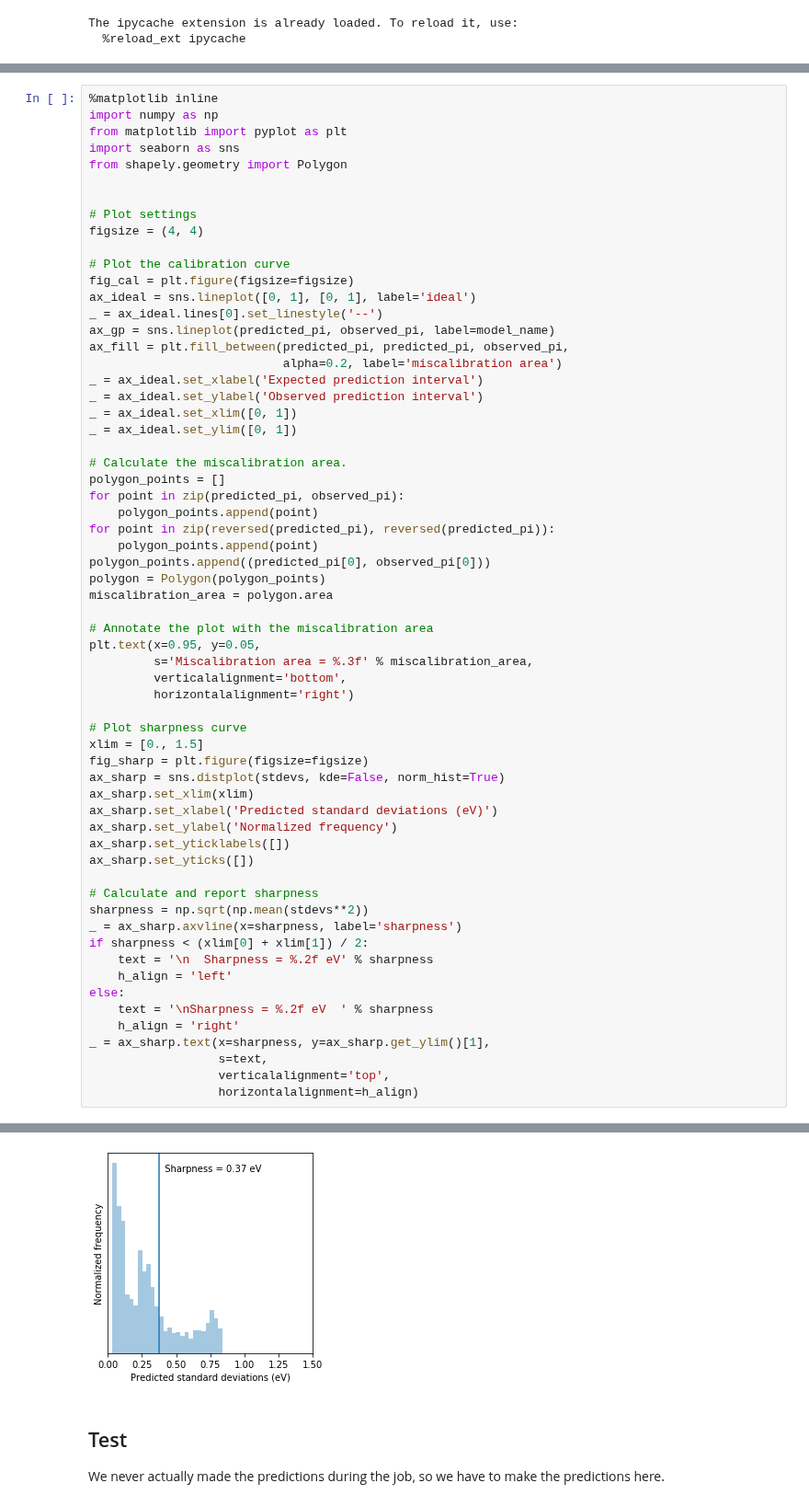
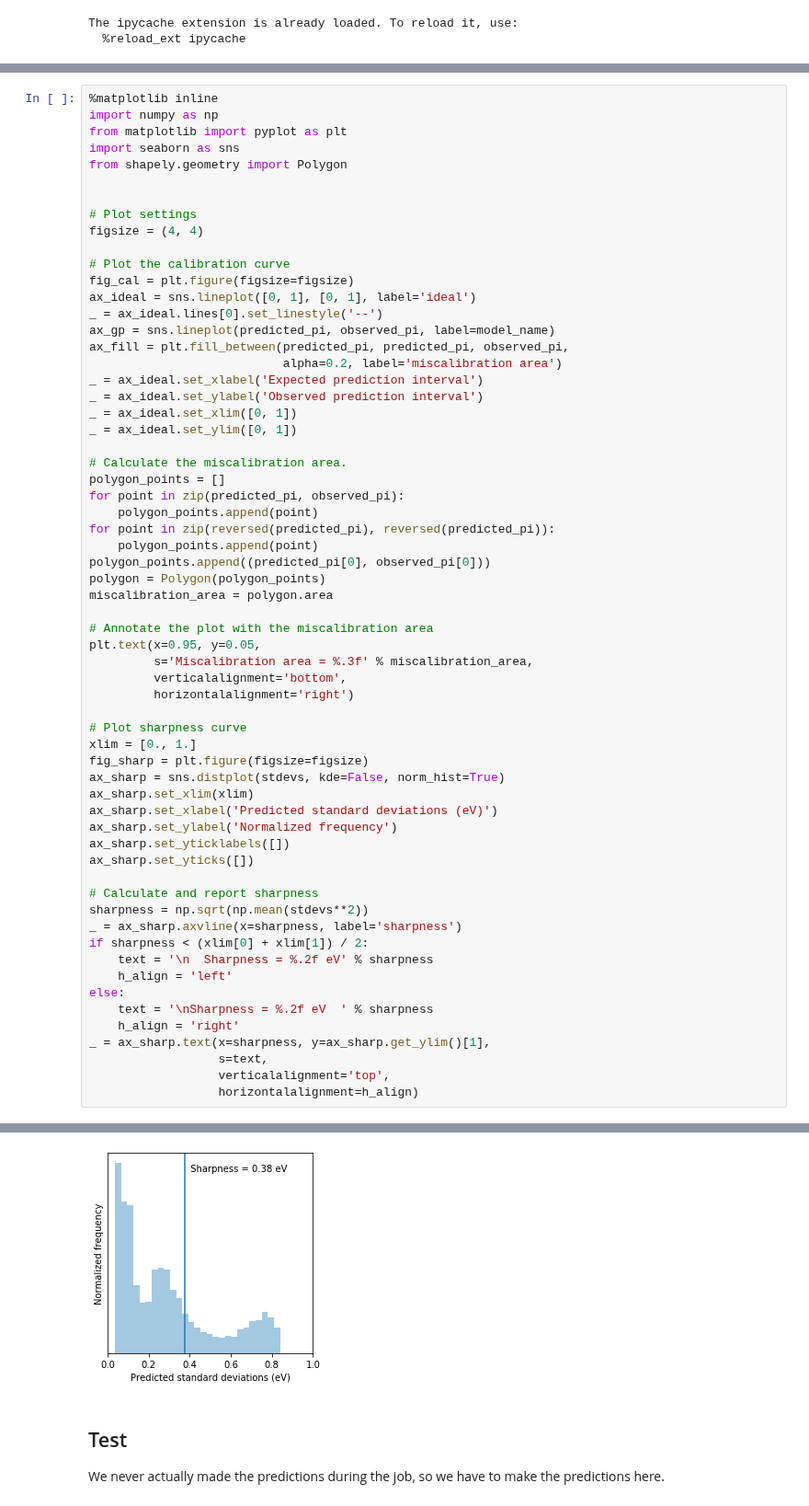
Before and after one commit to ulissigroup/uncertainty_benchmarking, a Jupyter notebook: PFGP/Matern/pfgp_matern.ipynb, the cells around one changed output, grey strips where cells are left out. Shown at 92% size. Saved outputs shown, nothing was run; the diff lists cells and outputs as text.

```diff
--- a/PFGP/Matern/pfgp_matern.ipynb
+++ b/PFGP/Matern/pfgp_matern.ipynb
@@ -471,35 +471,35 @@ miscalibration_area = polygon.area
 # Annotate the plot with the miscalibration area
 plt.text(x=0.95, y=0.05,
          s='Miscalibration area = %.3f' % miscalibration_area,
          verticalalignment='bottom',
          horizontalalignment='right')
 
 # Plot sharpness curve
-xlim = [0., 1.5]
+xlim = [0., 1.]
 fig_sharp = plt.figure(figsize=figsize)
 ax_sharp = sns.distplot(stdevs, kde=False, norm_hist=True)
 ax_sharp.set_xlim(xlim)
 ax_sharp.set_xlabel('Predicted standard deviations (eV)')
 ax_sharp.set_ylabel('Normalized frequency')
 ax_sharp.set_yticklabels([])
 ax_sharp.set_yticks([])
 
 # Calculate and report sharpness
 sharpness = np.sqrt(np.mean(stdevs**2))
 _ = ax_sharp.axvline(x=sharpness, label='sharpness')
 if sharpness < (xlim[0] + xlim[1]) / 2:
     text = '\n  Sharpness = %.2f eV' % sharpness
     h_align = 'left'
 else:
     text = '\nSharpness = %.2f eV  ' % sharpness
     h_align = 'right'
 _ = ax_sharp.text(x=sharpness, y=ax_sharp.get_ylim()[1],
                   s=text,
                   verticalalignment='top',
                   horizontalalignment=h_align)
 # %% [output]
 [figure]
-[figure, old version]
+[figure, new version]
 # %% [markdown]
 ## Test
 We never actually made the predictions during the job, so we have to make the predictions here.
```
Also changed, not shown: parts of 5 cells of this notebook, 16 other files.
